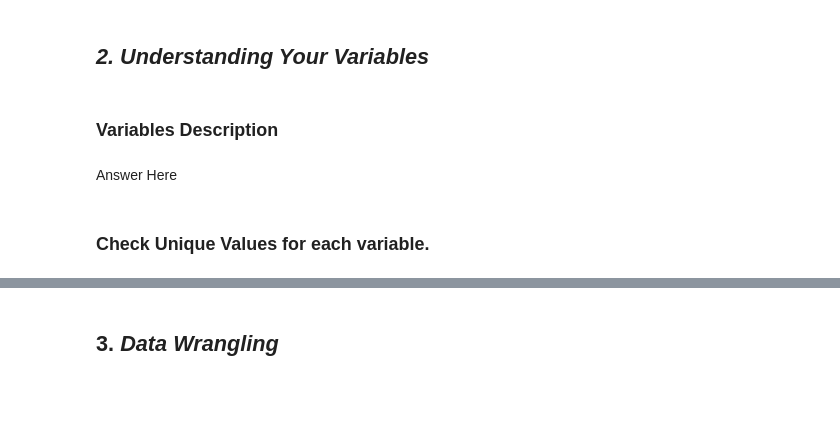
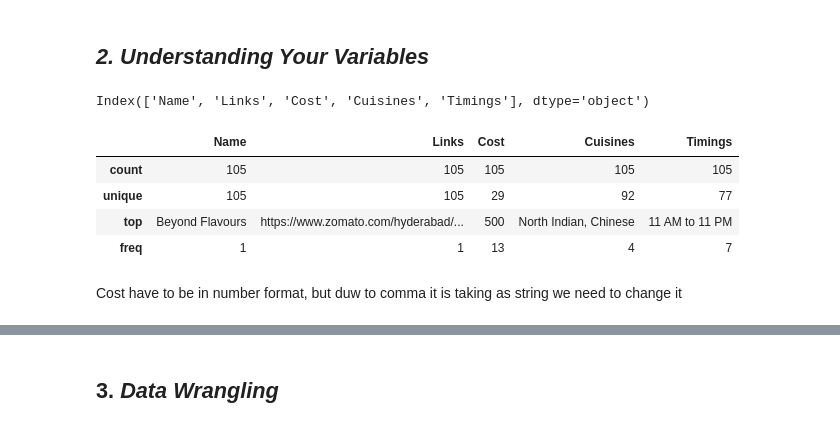
Before and after one commit to vak1997/Zomato-Restaurant-Clustering-and-Sentiment-Analysis, a Jupyter notebook: Zomato_Restaurant_Clustering_and_Sentiment_Analysis.ipynb, the cells around one changed output, grey strips where cells are left out. Cells and saved outputs as stored; diff of their text form; code cells hidden in the pictures; blank space fills up the shorter version.

```diff
--- a/Zomato_Restaurant_Clustering_and_Sentiment_Analysis.ipynb
+++ b/Zomato_Restaurant_Clustering_and_Sentiment_Analysis.ipynb
@@ -166,0 +276,6 @@ reviews_df.head()
+# %%
+#drop collections
+rest_df.drop('Collections', axis=1, inplace=True)
+# %%
+#Impute one missing timing row with the mode
+rest_df['Timings'].fillna(rest_df['Timings'].mode()[0],inplace=True)
@@ -172,11 +342,15 @@ Answer Here
 ## ***2. Understanding Your Variables***
 # %%
 # Dataset Columns
+rest_df.columns
+# %% [output]
+Index(['Name', 'Links', 'Cost', 'Cuisines', 'Timings'], dtype='object')
 # %%
 # Dataset Describe
+rest_df.describe()
+# %% [output]
+|  | Name | Links | Cost | Cuisines | Timings |
+| count | 105 | 105 | 105 | 105 | 105 |
+| unique | 105 | 105 | 29 | 92 | 77 |
+| top | Beyond Flavours | https://www.zomato.com/hyderabad/... | 500 | North Indian, Chinese | 11 AM to 11 PM |
+| freq | 1 | 1 | 13 | 4 | 7 |
-# %% [markdown]
-### Variables Description
-# %% [markdown]
-Answer Here
-# %% [markdown]
-### Check Unique Values for each variable.
@@ -184,0 +357,2 @@ Answer Here
+# %% [markdown]
+Cost have to be in number format, but duw to comma it is taking as string we need to change it
```
Also changed, not shown: parts of 43 cells of this notebook.
